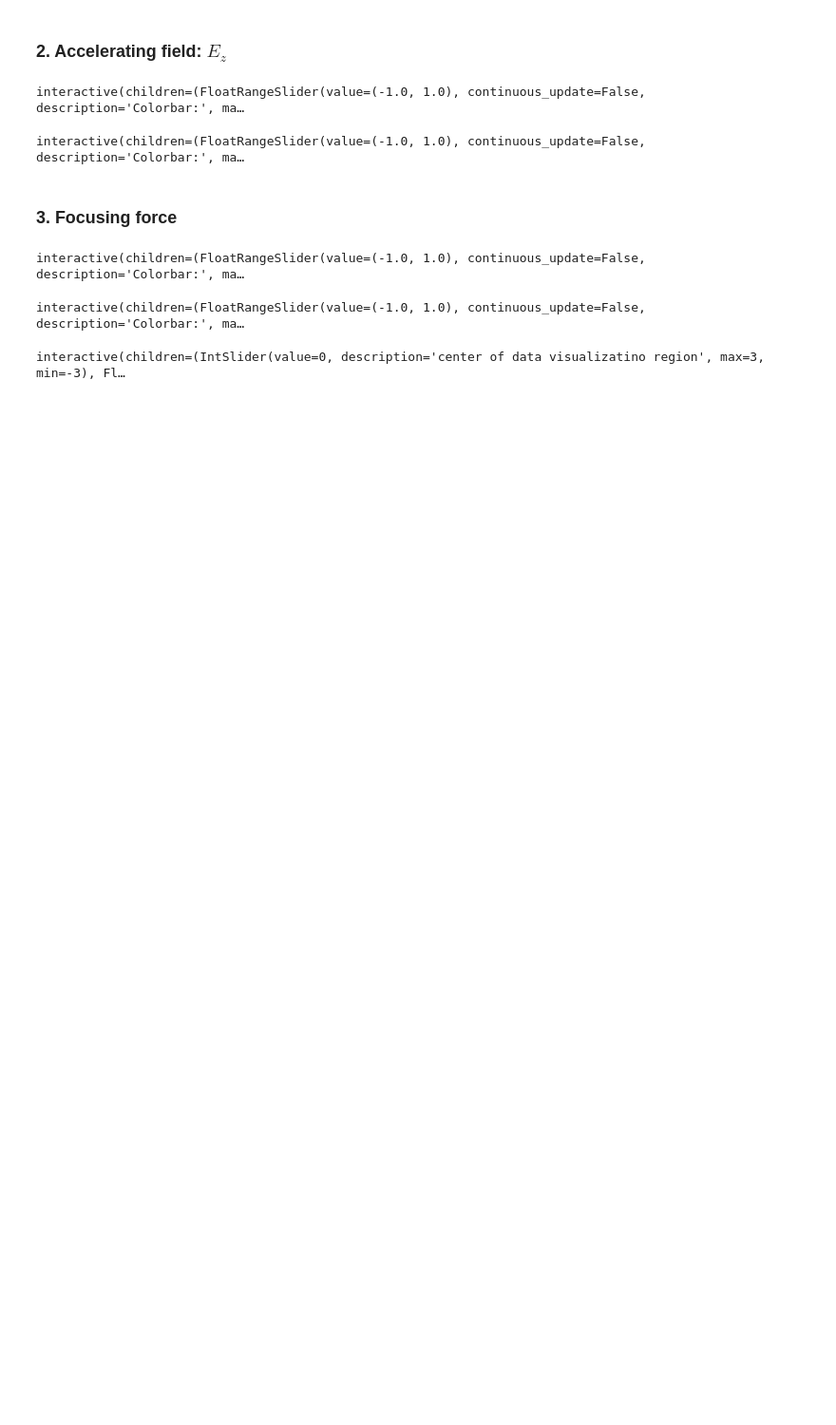
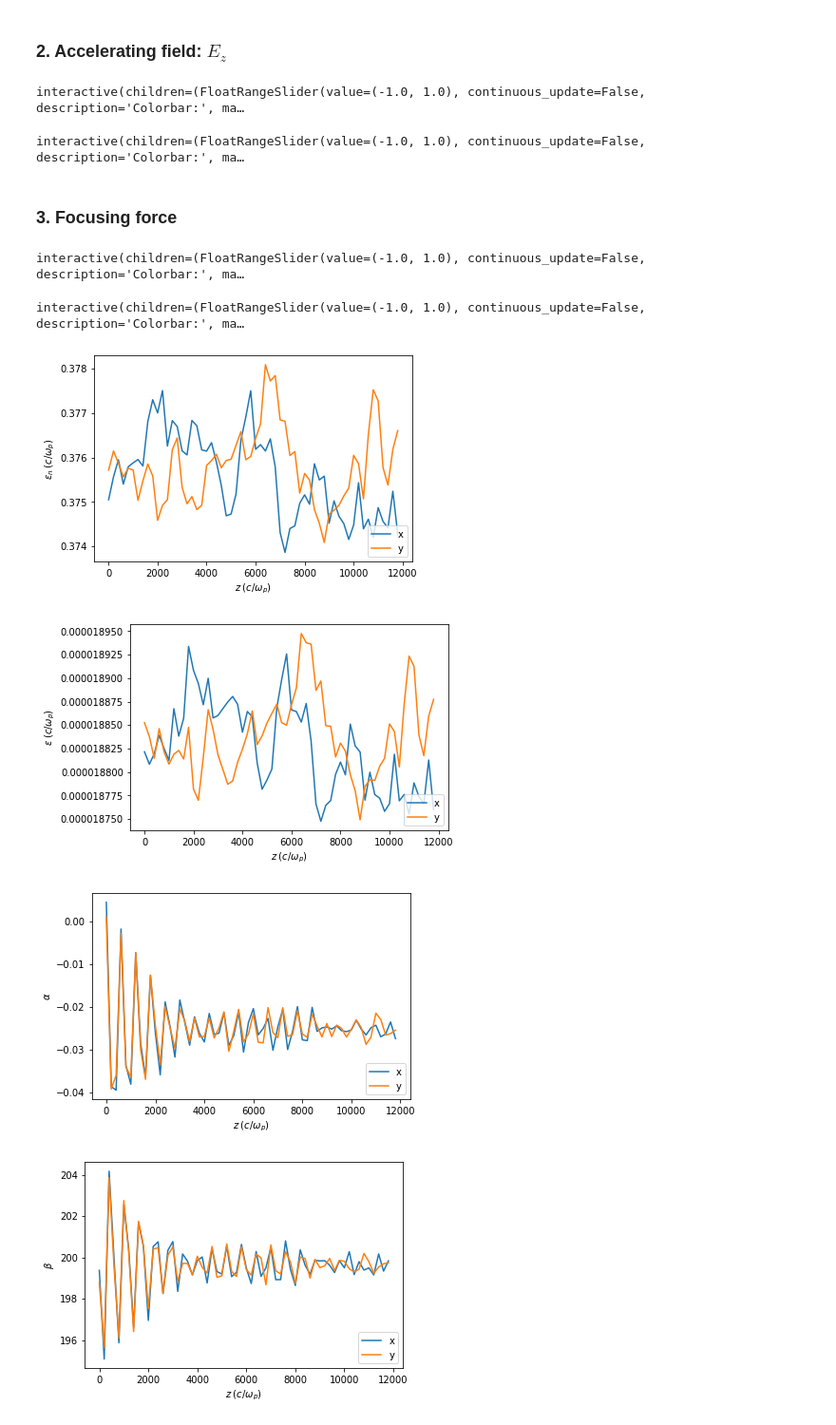
Before and after one commit to uclazyj/JupyterQpic, a Jupyter notebook: PWFA_blowout_regime.ipynb, the cells around one changed output. Shown at 95% size. Drawn from its saved outputs; the diff is of its cells as text; code cells hidden in the pictures; blank space fills up the shorter version.

Commit message:
simplify the witness beam analysis function

```diff
--- a/PWFA_blowout_regime.ipynb
+++ b/PWFA_blowout_regime.ipynb
@@ -117,5 +76,54 @@ interactive(children=(FloatRangeSlider(value=(-1.0, 1.0), continuous_update=Fals
-# %%
-pyVisQP = reload(pyVisQP)
-pyVisQP.chooseWhatToSee()
-# %% [output]
-interactive(children=(IntSlider(value=0, description='center of data visualizatino region', max=3, min=-3), Fl…
+# %%
+pyVisQP = reload(pyVisQP)
+parameters = pyVisQP.analyze_beam_bata(ndump = 20, last_file_number = 1200,first_file_number = 0,beam_number = 2, zVisualizeCenter = 0, halfThickness = 5)
+# %%
+import matplotlib.pyplot as plt
+plt.plot(parameters['s'], parameters['epsilon_n_x'],label='x')
+plt.plot(parameters['s'], parameters['epsilon_n_y'],label='y')
+plt.xlabel('$z\;(c/\omega_p)$')
+plt.ylabel('$\epsilon_n \;(c/\omega_p)$')
+plt.legend(loc='lower right')
+plt.show()
+
+plt.plot(parameters['s'], parameters['epsilon_x'],label='x')
+plt.plot(parameters['s'], parameters['epsilon_y'],label='y')
+plt.xlabel('$z\;(c/\omega_p)$')
+plt.ylabel('$\epsilon \;(c/\omega_p)$')
+plt.legend(loc='lower right')
+plt.show()
+
+plt.plot(parameters['s'], parameters['alpha_x'],label='x')
+plt.plot(parameters['s'], parameters['alpha_y'],label='y')
+plt.xlabel('$z\;(c/\omega_p)$')
+plt.ylabel('$\\alpha$')
+plt.legend(loc='lower right')
+plt.show()
+
+plt.plot(parameters['s'], parameters['beta_x'],label='x')
+plt.plot(parameters['s'], parameters['beta_y'],label='y')
+plt.xlabel('$z\;(c/\omega_p)$')
+plt.ylabel('$\\beta$')
+plt.legend(loc='lower right')
+plt.show()
+
+plt.plot(parameters['s'], parameters['sigma_x'],label='x')
+plt.plot(parameters['s'], parameters['sigma_y'],label='y')
+plt.xlabel('$z\;(c/\omega_p)$')
+plt.ylabel('$\sigma \;(c/\omega_p)$')
+plt.legend(loc='lower right')
+plt.show()
+
+plt.plot(parameters['s'], parameters['energy'])
+plt.xlabel('$z\;(c/\omega_p)$')
+plt.ylabel('$\gamma $')
+plt.show()
+
+plt.plot(parameters['s'], parameters['energy_spread'])
+plt.xlabel('$z\;(c/\omega_p)$')
+plt.ylabel('$\Delta \gamma /\gamma$ (%)')
+plt.show()
+# %% [output]
+[figure, added]
+[figure, added]
+[figure, added]
+[figure, added]
```
Also changed, not shown: parts of 3 cells of this notebook, 1 other file.
